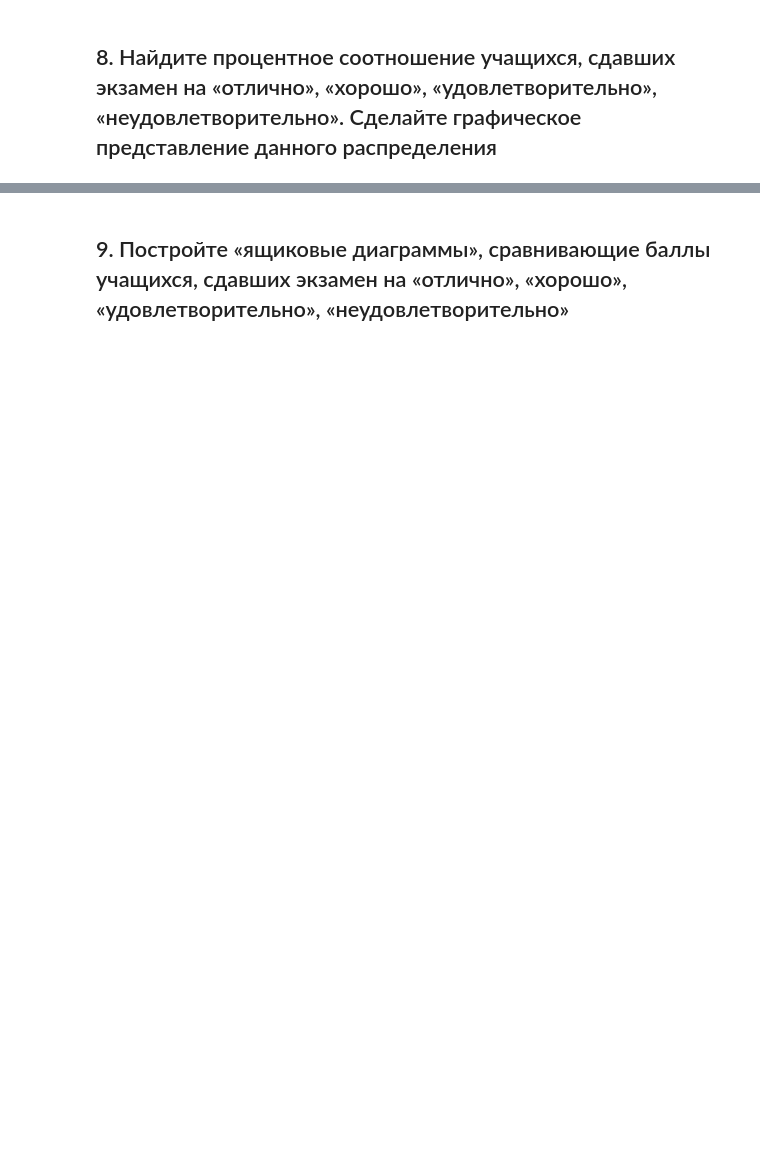
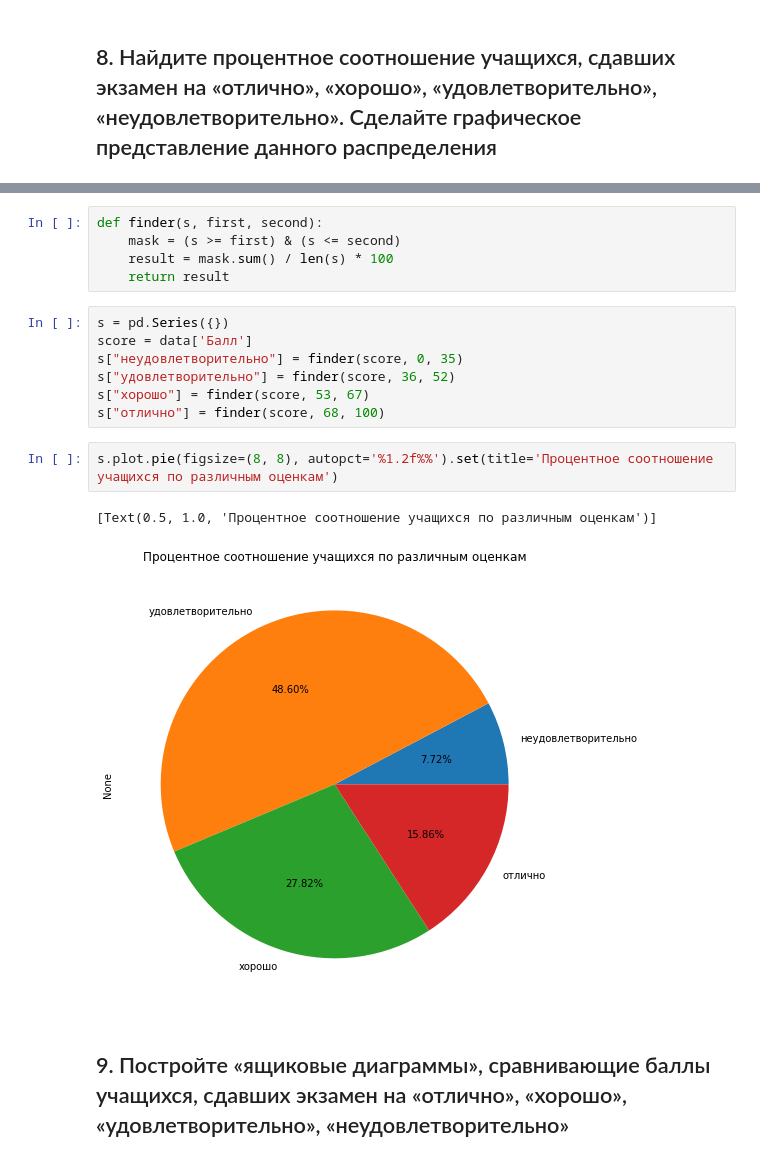
Before and after one commit to GeorgiyDemo/FA, a Jupyter notebook: Course_III/ML/task1/Seminar_1_3_2022_1.ipynb, the cells around one changed output, grey strips where cells are left out. Cells and saved outputs as stored; diff of their text form; blank space fills up the shorter version.

```diff
--- a/Course_III/ML/task1/Seminar_1_3_2022_1.ipynb
+++ b/Course_III/ML/task1/Seminar_1_3_2022_1.ipynb
@@ -88,2 +80,19 @@ __Нормальному распределению ...
+# %%
+def finder(s, first, second):
+    mask = (s >= first) & (s <= second)
+    result = mask.sum() / len(s) * 100
+    return result
+# %%
+s = pd.Series({})
+score = data['Балл']
+s["неудовлетворительно"] = finder(score, 0, 35)
+s["удовлетворительно"] = finder(score, 36, 52)
+s["хорошо"] = finder(score, 53, 67)
+s["отлично"] = finder(score, 68, 100)
+# %%
+s.plot.pie(figsize=(8, 8), autopct='%1.2f%%').set(title='Процентное соотношение учащихся по различным оценкам')
+# %% [output]
+[Text(0.5, 1.0, 'Процентное соотношение учащихся по различным оценкам')]
+[figure, added]
 # %% [markdown]
 ## 9.	Постройте «ящиковые диаграммы», сравнивающие баллы учащихся, сдавших экзамен на «отлично», «хорошо», «удовлетворительно», «неудовлетворительно»
```
Also changed, not shown: parts of 42 cells of this notebook.
